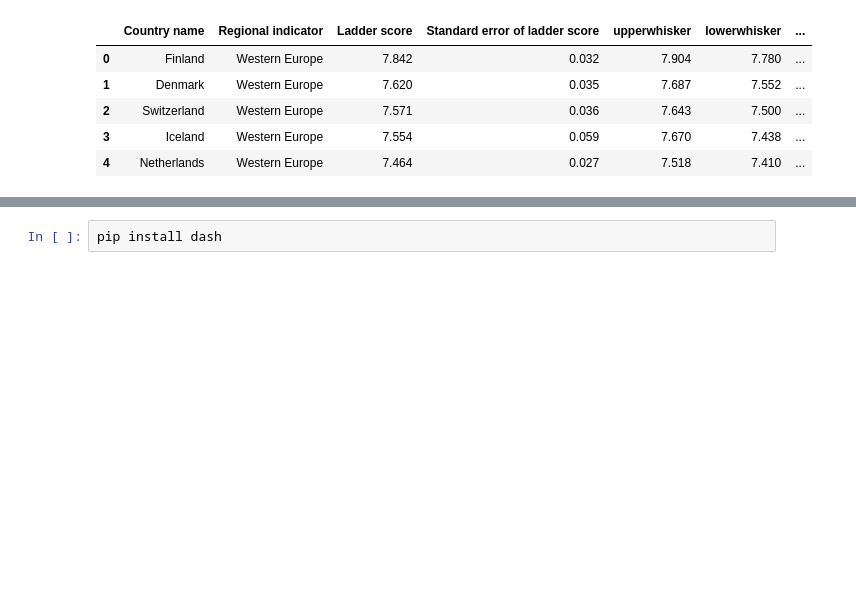
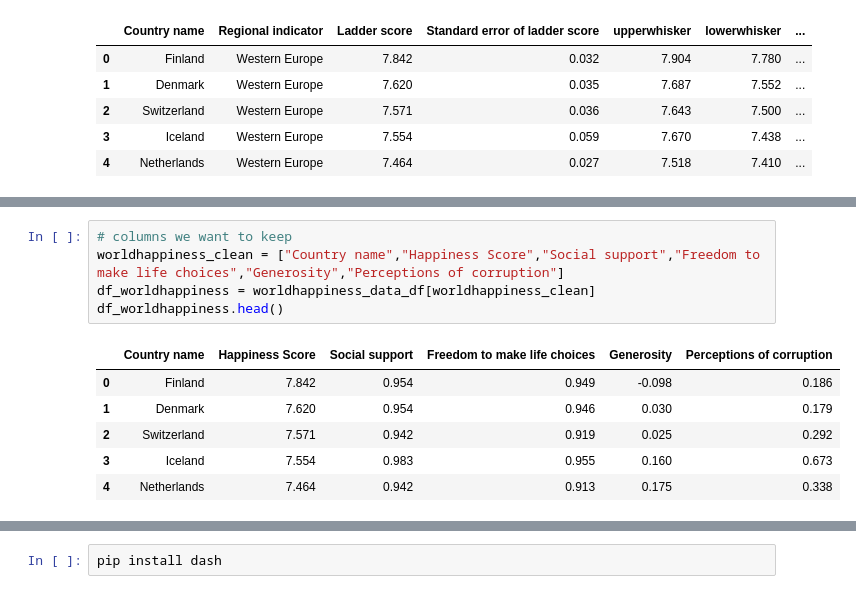
Before and after one commit to dofonik/Project3Group7, a Jupyter notebook: datacleaning.ipynb, the cells around one changed output, grey strips where cells are left out. Drawn from its saved outputs; the diff is of its cells as text; blank space fills up the shorter version.

```diff
--- a/datacleaning.ipynb
+++ b/datacleaning.ipynb
@@ -35,0 +72,12 @@ countrycode_data_df.head()
+# %%
+# columns we want to keep
+worldhappiness_clean = ["Country name","Happiness Score","Social support","Freedom to make life choices","Generosity","Perceptions of corruption"]
+df_worldhappiness = worldhappiness_data_df[worldhappiness_clean]
+df_worldhappiness.head()
+# %% [output]
+|  | Country name | Happiness Score | Social support | Freedom to make life choices | Generosity | Perceptions of corruption |
+| 0 | Finland | 7.842 | 0.954 | 0.949 | -0.098 | 0.186 |
+| 1 | Denmark | 7.620 | 0.954 | 0.946 | 0.030 | 0.179 |
+| 2 | Switzerland | 7.571 | 0.942 | 0.919 | 0.025 | 0.292 |
+| 3 | Iceland | 7.554 | 0.983 | 0.955 | 0.160 | 0.673 |
+| 4 | Netherlands | 7.464 | 0.942 | 0.913 | 0.175 | 0.338 |
```
Also changed, not shown: parts of 7 cells of this notebook, 2 other files.
